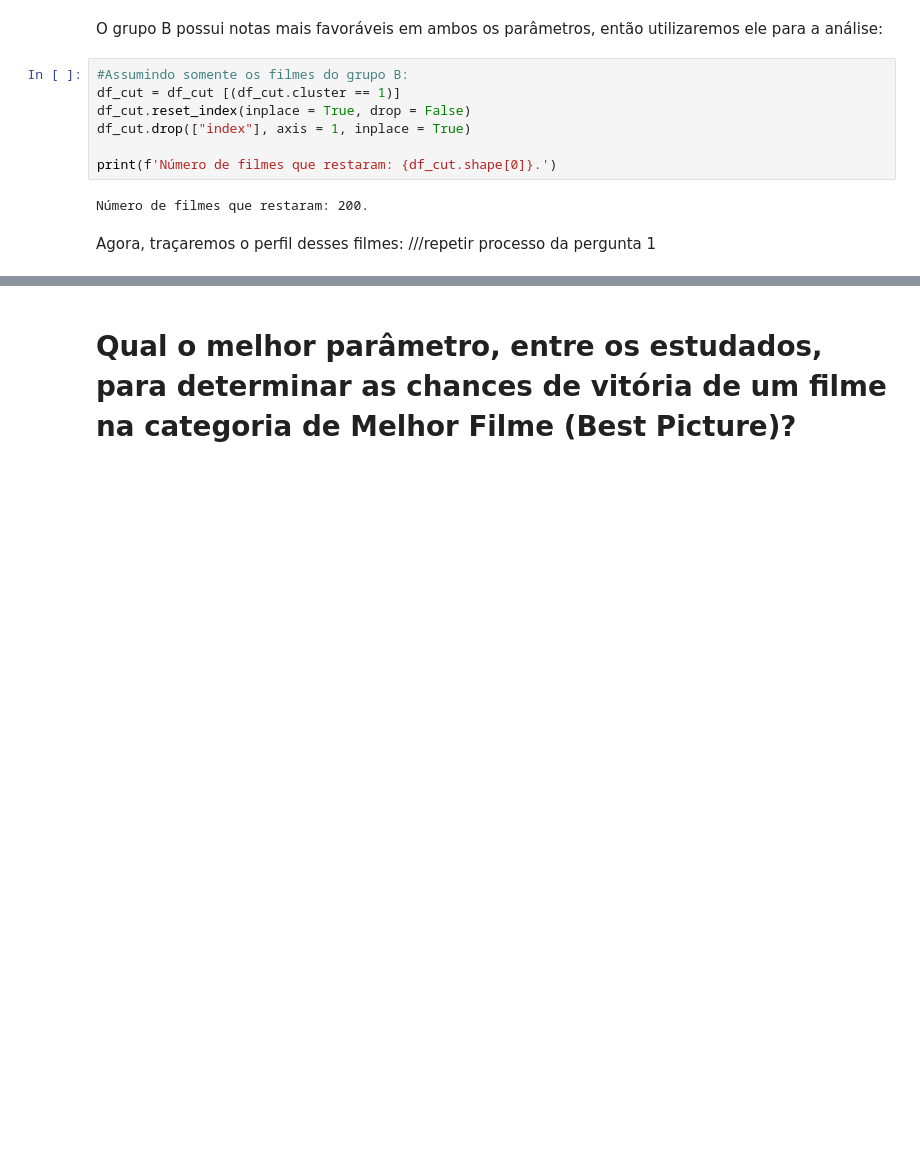
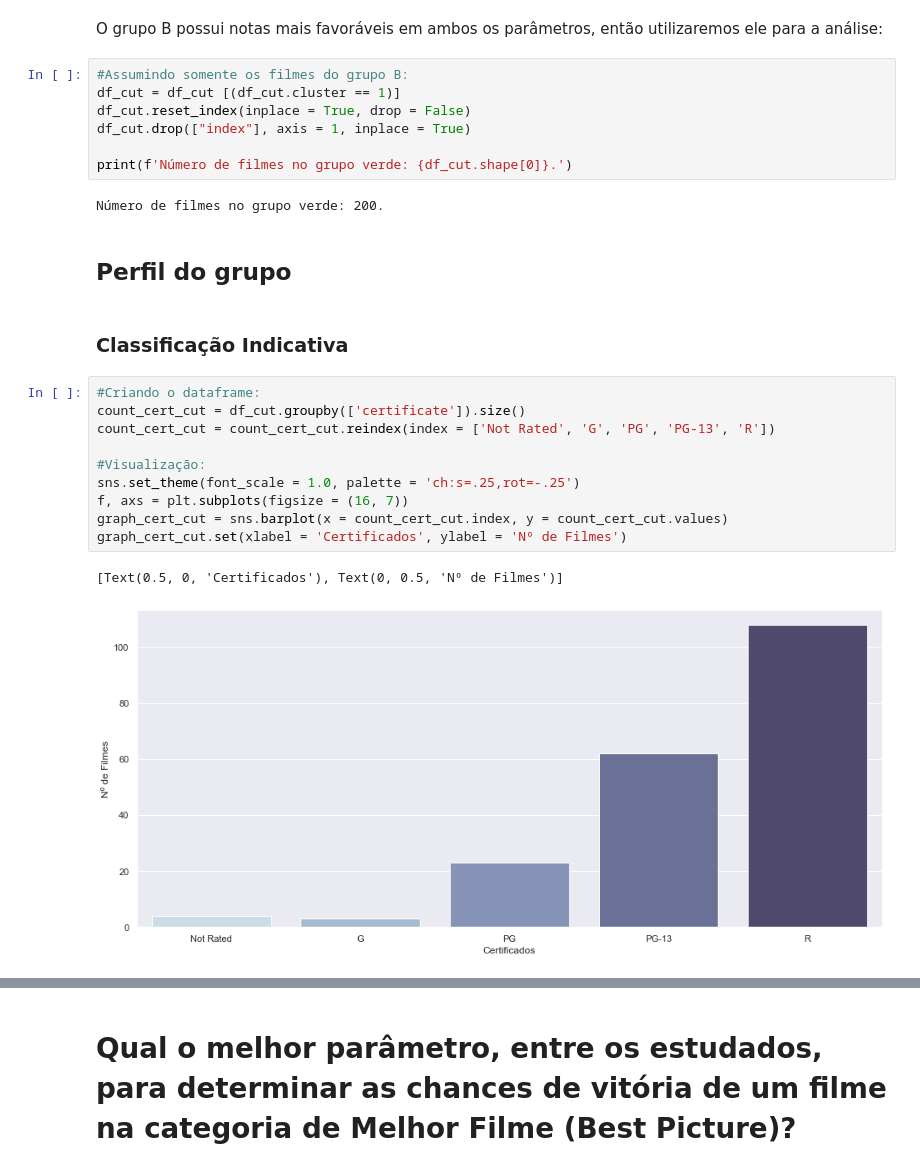
Before and after one commit to Jayvolv/Projeto-ICD, a Jupyter notebook: Projeto_FInal_ICD.ipynb, the cells around one changed output, grey strips where cells are left out. Saved outputs shown, nothing was run; the diff lists cells and outputs as text; blank space fills up the shorter version.

```diff
--- a/Projeto_FInal_ICD.ipynb
+++ b/Projeto_FInal_ICD.ipynb
@@ -629,9 +650,23 @@ df_cut = df_cut [(df_cut.cluster == 1)]
 df_cut.reset_index(inplace = True, drop = False)
 df_cut.drop(["index"], axis = 1, inplace = True)
 
-print(f'Número de filmes que restaram: {df_cut.shape[0]}.')
+print(f'Número de filmes no grupo verde: {df_cut.shape[0]}.')
 # %% [output]
-Número de filmes que restaram: 200.
+Número de filmes no grupo verde: 200.
-# %% [markdown]
-Agora, traçaremos o perfil desses filmes:
-///repetir processo da pergunta 1
+# %% [markdown]
+## Perfil do grupo
+# %% [markdown]
+### Classificação Indicativa
+# %%
+#Criando o dataframe:
+count_cert_cut = df_cut.groupby(['certificate']).size()
+count_cert_cut = count_cert_cut.reindex(index = ['Not Rated', 'G', 'PG', 'PG-13', 'R'])
+
+#Visualização:
+sns.set_theme(font_scale = 1.0, palette = 'ch:s=.25,rot=-.25')
+f, axs = plt.subplots(figsize = (16, 7))
+graph_cert_cut = sns.barplot(x = count_cert_cut.index, y = count_cert_cut.values)
+graph_cert_cut.set(xlabel = 'Certificados', ylabel = 'Nº de Filmes')
+# %% [output]
+[Text(0.5, 0, 'Certificados'), Text(0, 0.5, 'Nº de Filmes')]
+[figure, added]
```
Also changed, not shown: parts of 53 cells of this notebook.
